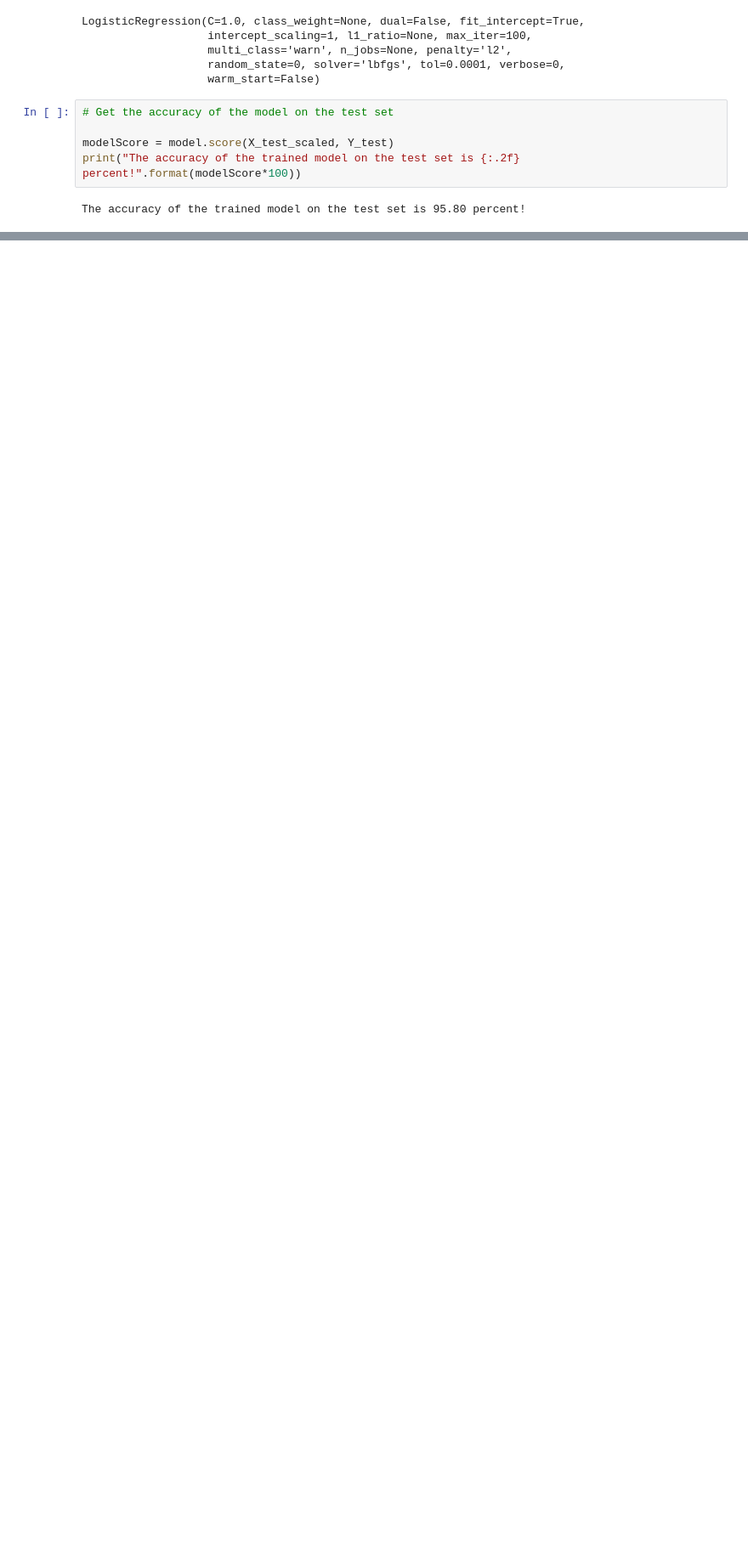
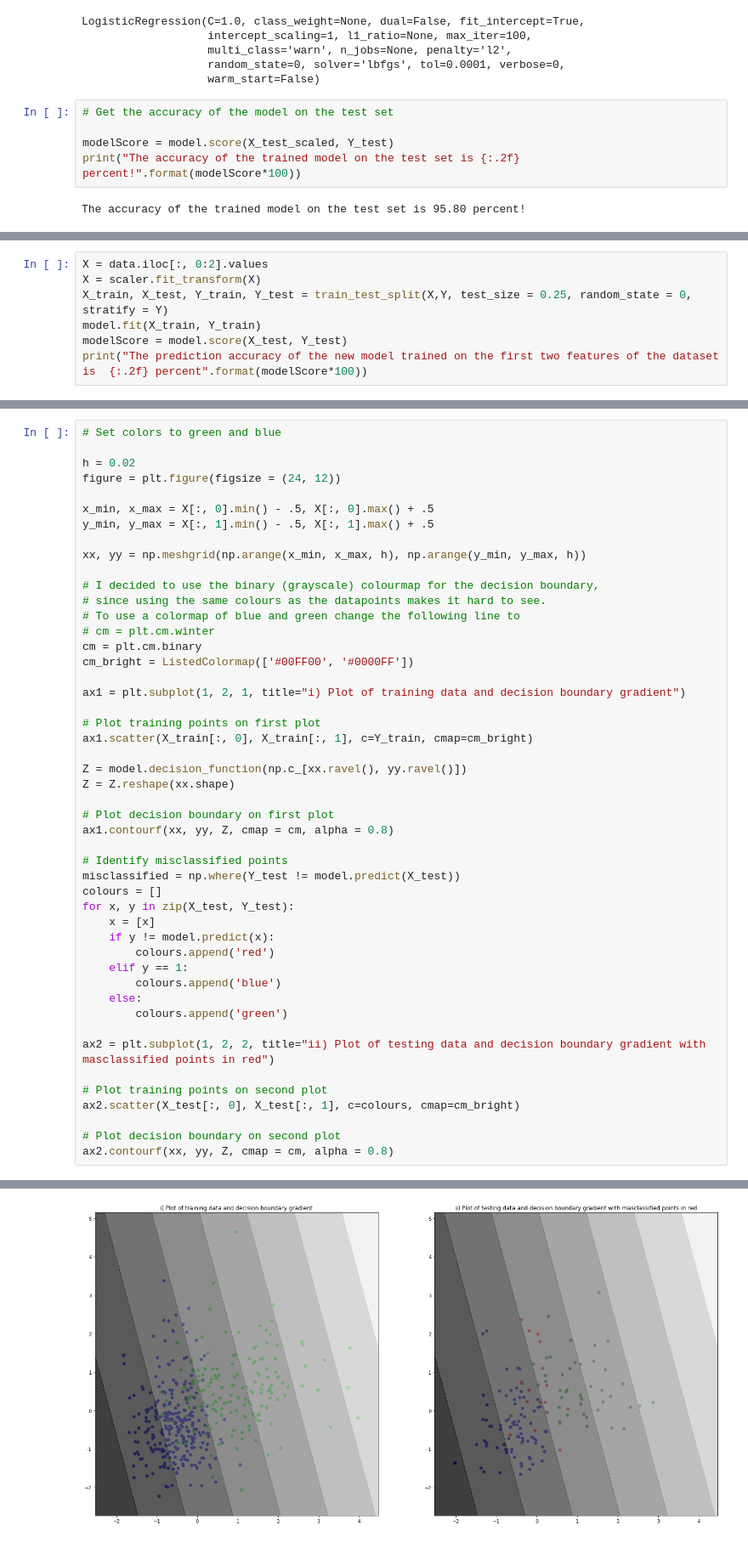
Before and after one commit to ZeinHajjAli/MachineLearning, a Jupyter notebook: LogisticRegression.ipynb, the cells around one changed output, grey strips where cells are left out. Shown: that part at 85% size. Saved outputs shown, nothing was run; the diff lists cells and outputs as text; blank space fills up the shorter version.

```diff
--- a/LogisticRegression.ipynb
+++ b/LogisticRegression.ipynb
@@ -103,0 +88,7 @@ plt.scatter(X_train[0: ,0], X_train[0: ,1], c = colours)
+# %%
+X = data.iloc[:, 0:2].values
+X = scaler.fit_transform(X)
+X_train, X_test, Y_train, Y_test = train_test_split(X,Y, test_size = 0.25, random_state = 0, stratify = Y)
+model.fit(X_train, Y_train)
+modelScore = model.score(X_test, Y_test)
+print("The prediction accuracy of the new model trained on the first two features of the dataset is  {:.2f} percent".format(modelScore*100))
@@ -103,0 +97,49 @@ plt.scatter(X_train[0: ,0], X_train[0: ,1], c = colours)
+# %%
+# Set colors to green and blue
+
+h = 0.02
+figure = plt.figure(figsize = (24, 12))
+
+x_min, x_max = X[:, 0].min() - .5, X[:, 0].max() + .5
+y_min, y_max = X[:, 1].min() - .5, X[:, 1].max() + .5
+
+xx, yy = np.meshgrid(np.arange(x_min, x_max, h), np.arange(y_min, y_max, h))
+
+# I decided to use the binary (grayscale) colourmap for the decision boundary,
+# since using the same colours as the datapoints makes it hard to see.
+# To use a colormap of blue and green change the following line to
+# cm = plt.cm.winter
+cm = plt.cm.binary
+cm_bright = ListedColormap(['#00FF00', '#0000FF'])
+
+ax1 = plt.subplot(1, 2, 1, title="i) Plot of training data and decision boundary gradient")
+
+# Plot training points on first plot
+ax1.scatter(X_train[:, 0], X_train[:, 1], c=Y_train, cmap=cm_bright)
+
+Z = model.decision_function(np.c_[xx.ravel(), yy.ravel()])
+Z = Z.reshape(xx.shape)
+
+# Plot decision boundary on first plot
+ax1.contourf(xx, yy, Z, cmap = cm, alpha = 0.8)
+
+# Identify misclassified points
+misclassified = np.where(Y_test != model.predict(X_test))
+colours = []
+for x, y in zip(X_test, Y_test):
+    x = [x]
+    if y != model.predict(x):
+        colours.append('red')
+    elif y == 1:
+        colours.append('blue')
+    else:
+        colours.append('green')
+
+ax2 = plt.subplot(1, 2, 2, title="ii) Plot of testing data and decision boundary gradient with masclassified points in red")
+
+# Plot training points on second plot
+ax2.scatter(X_test[:, 0], X_test[:, 1], c=colours, cmap=cm_bright)
+
+# Plot decision boundary on second plot
+ax2.contourf(xx, yy, Z, cmap = cm, alpha = 0.8)
+# %% [output]
@@ -103,0 +147 @@ plt.scatter(X_train[0: ,0], X_train[0: ,1], c = colours)
+[figure, added]
```
Also changed, not shown: parts of 8 cells of this notebook.
